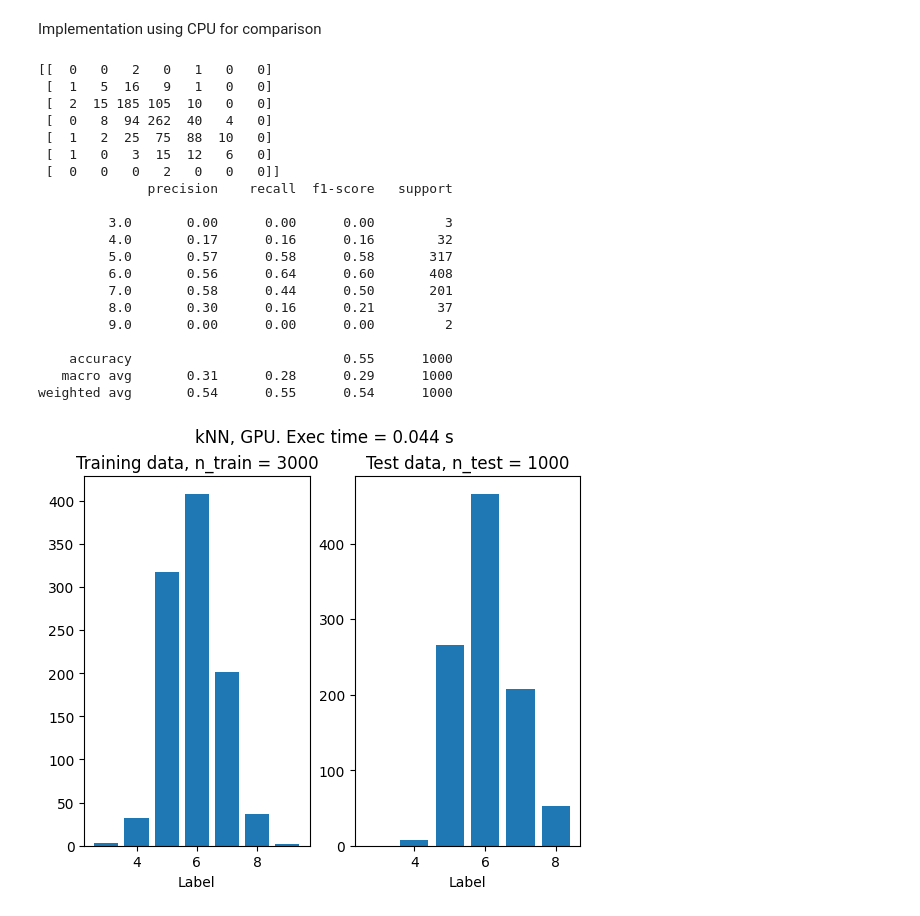
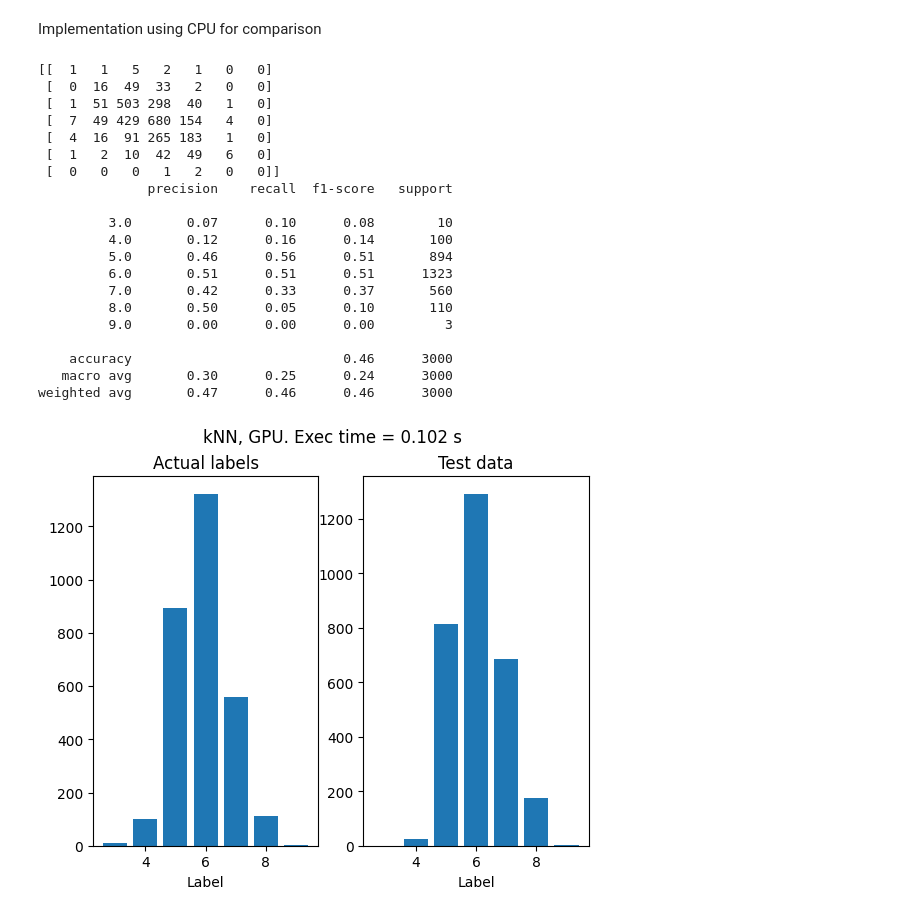
Before and after one commit to ilmari99/GPUHarkkatyo, a Jupyter notebook: Harkkatyo/main_knn.ipynb, the cells around one changed output. Drawn from its saved outputs; the diff is of its cells as text; code cells hidden in the pictures.

```diff
--- a/Harkkatyo/main_knn.ipynb
+++ b/Harkkatyo/main_knn.ipynb
@@ -14,7 +14,7 @@ from sklearn.metrics import classification_report, confusion_matrix
 Read data and split it to train and test sets. Define k.
 # %%
 k = 3
-n_test = 1000
+n_test = 3000
 
 data = np.loadtxt( "MLoGPU_data1_train.csv", delimiter = ",", dtype = np.float32 )
 x_data = np.array( data[ :, 0:-1 ] )
@@ -182,50 +182,50 @@ Implementation using CPU for comparison
 knn_cpu = KNeighborsClassifier( n_neighbors = k )
 knn_cpu.fit( X_train, Y_train )
 
 start_time = time.perf_counter()
 
 predictions_cpu = knn_cpu.predict( X_test )
 predicted_bins = np.bincount( np.squeeze( predictions_gpu ) )[3:]
 
 time_CPU = round( ( time.perf_counter() - start_time ), 3 )
 
 fig, axarr = plt.subplots(1,2)
 
 # Visualizing and evaluation
 axarr[0].bar( unique_labels[ 0:len( Y_test_bins )], Y_test_bins )
-titlestr = 'Training data, n_train = ' + str( y_data.shape[0] - n_test )
+titlestr = 'Actual labels'
 axarr[0].set_title( titlestr )
 axarr[0].set( xlabel = 'Label' )
 
 axarr[1].bar( unique_labels[ 0:len( predicted_bins ) ], predicted_bins )
-titlestr = 'Test data, n_test = ' + str( n_test )
+titlestr = 'Test data'
 axarr[1].set_title( titlestr )
 axarr[1].set( xlabel = 'Label' )
 
 titlestr = "kNN, GPU. Exec time = " + str( time_CPU ) + " s"
 fig.suptitle( titlestr )
 
 print( confusion_matrix( Y_test, predictions_cpu ) )
 print( classification_report( Y_test, predictions_cpu ) )
 # %% [output]
-[[  0   0   2   0   1   0   0]
- [  1   5  16   9   1   0   0]
- [  2  15 185 105  10   0   0]
- [  0   8  94 262  40   4   0]
- [  1   2  25  75  88  10   0]
- [  1   0   3  15  12   6   0]
- [  0   0   0   2   0   0   0]]
+[[  1   1   5   2   1   0   0]
+ [  0  16  49  33   2   0   0]
+ [  1  51 503 298  40   1   0]
+ [  7  49 429 680 154   4   0]
+ [  4  16  91 265 183   1   0]
+ [  1   2  10  42  49   6   0]
+ [  0   0   0   1   2   0   0]]
               precision    recall  f1-score   support
 
-         3.0       0.00      0.00      0.00         3
-         4.0       0.17      0.16      0.16        32
-         5.0       0.57      0.58      0.58       317
-         6.0       0.56      0.64      0.60       408
-         7.0       0.58      0.44      0.50       201
-         8.0       0.30      0.16      0.21        37
-         9.0       0.00      0.00      0.00         2
+         3.0       0.07      0.10      0.08        10
+         4.0       0.12      0.16      0.14       100
+         5.0       0.46      0.56      0.51       894
+         6.0       0.51      0.51      0.51      1323
+         7.0       0.42      0.33      0.37       560
+         8.0       0.50      0.05      0.10       110
+         9.0       0.00      0.00      0.00         3
 
-    accuracy                           0.55      1000
-   macro avg       0.31      0.28      0.29      1000
-weighted avg       0.54      0.55      0.54      1000
+    accuracy                           0.46      3000
+   macro avg       0.30      0.25      0.24      3000
+weighted avg       0.47      0.46      0.46      3000
-[figure, old version]
+[figure, new version]
```
Also changed, not shown: parts of 1 cell of this notebook.
